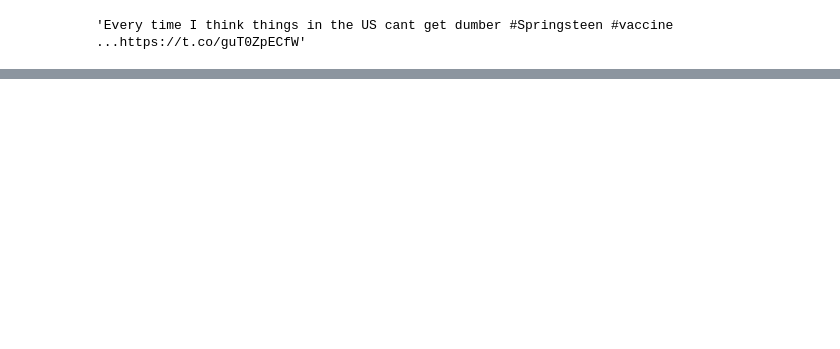
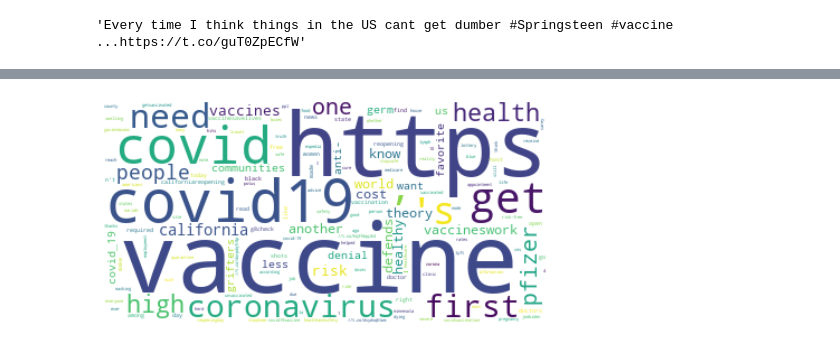
Before and after one commit to christisarv/2021-covid-vaccine-analysis, a Jupyter notebook: Sentiment_Scratch.ipynb, the cells around one changed output, grey strips where cells are left out. Cells and saved outputs as stored; diff of their text form; code cells hidden in the pictures; blank space fills up the shorter version.

```diff
--- a/Sentiment_Scratch.ipynb
+++ b/Sentiment_Scratch.ipynb
@@ -106,0 +149,20 @@ df.tb_sentiment.value_counts().plot(kind='bar',title="Textblob Sentiment Analysi
+# %%
+import nltk
+import string
+from nltk import word_tokenize, FreqDist
+from nltk.corpus import stopwords
+
+stopwords_list = stopwords.words('english')
+stopwords_list += string.punctuation
+punct_list = ["''", '""', '...', '``']
+stopwords_list += punct_list
+# %%
+def tokenize(tweet):
+    tokens = nltk.word_tokenize(tweet)
+    words_lower = [word.lower() for word in tokens]
+    words_stopped = [word for word in words_lower if word not in stopwords_list]
+    return words_stopped
+# %%
+processed_data_positive = list(map(tokenize, positives['clean_text_col']))
+
+processed_data_positive[0]
@@ -106,0 +204,7 @@ df.tb_sentiment.value_counts().plot(kind='bar',title="Textblob Sentiment Analysi
+# %%
+pos_tweet_concat = []
+for tweet in processed_data_positive:
+    pos_tweet_concat += tweet
+
+pos_tweet_freqdist = FreqDist(pos_tweet_concat)
+pos_tweet_freqdist.most_common(2000)
@@ -106,0 +254,13 @@ df.tb_sentiment.value_counts().plot(kind='bar',title="Textblob Sentiment Analysi
+# %%
+from wordcloud import WordCloud
+import matplotlib.pyplot as plt
+wc = WordCloud(background_color="white", max_words=2000)
+wc.generate_from_frequencies(pos_tweet_freqdist)
+
+plt.figure(figsize=(8,8))
+plt.imshow(wc, interpolation='bilinear')
+plt.axis("off")
+plt.margins(x=1, y=1)
+plt.show()
+# %% [output]
+[figure, added]
```
Also changed, not shown: parts of 19 cells of this notebook.
